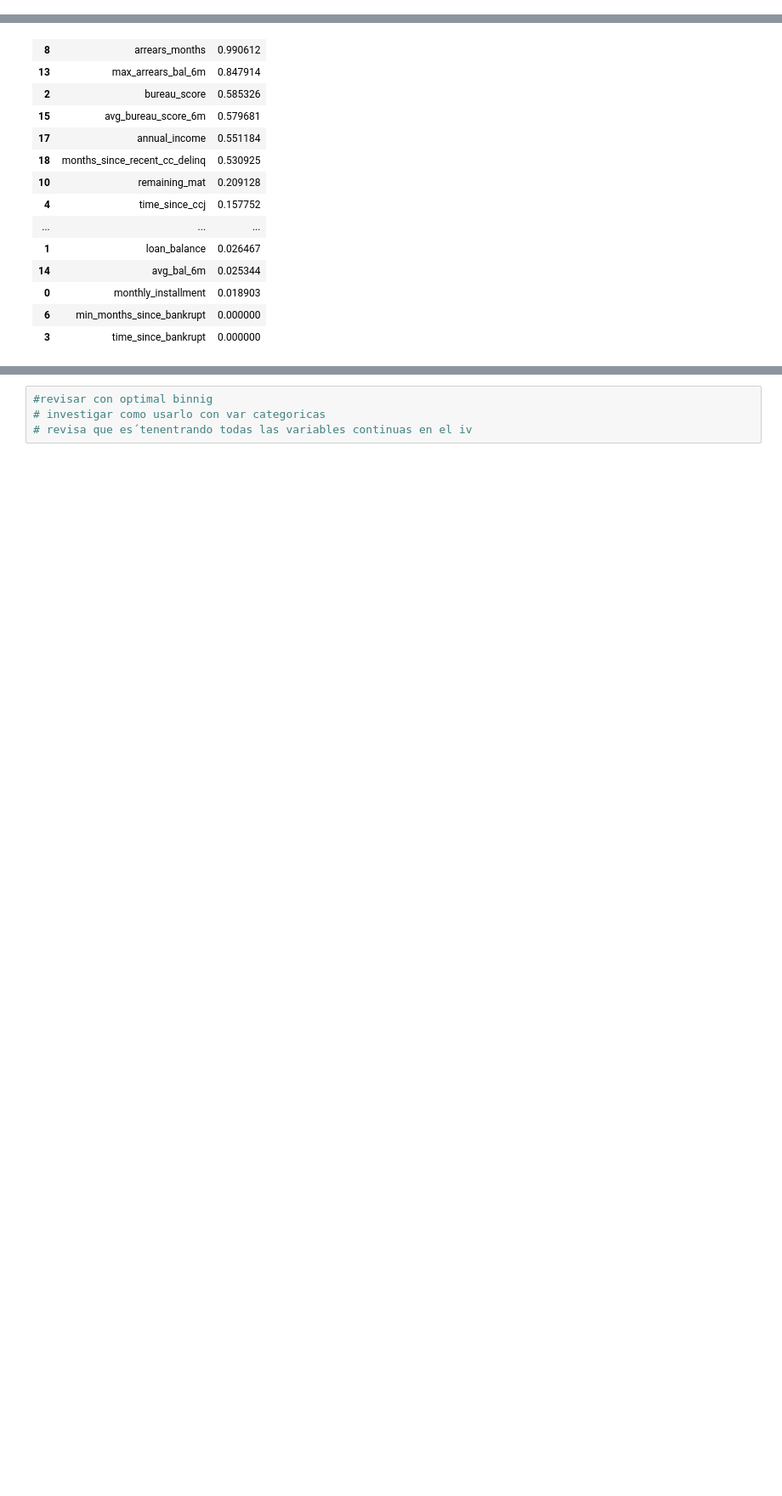
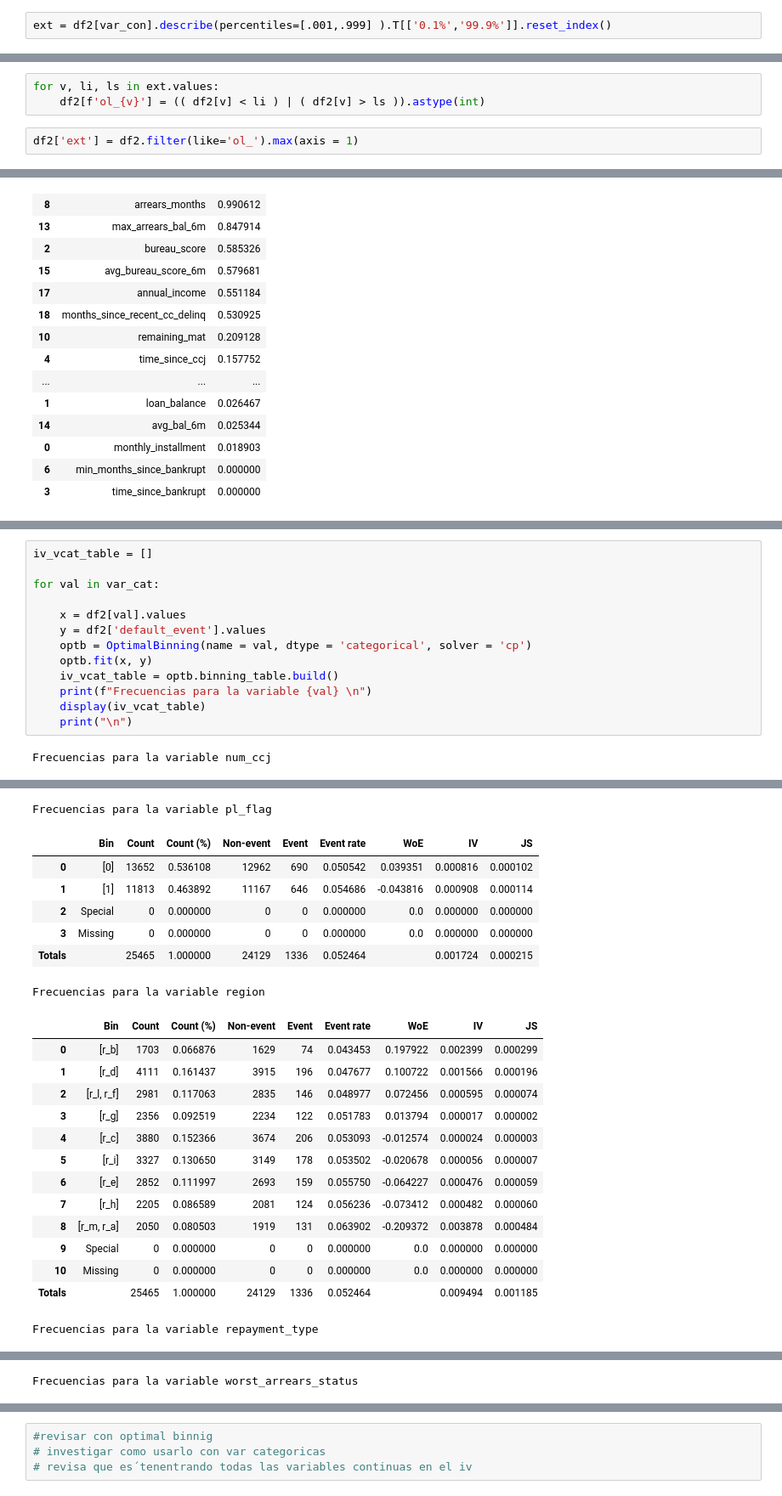
Before and after one commit to danpa26/CredRisk, a Jupyter notebook: one_yr_pd/one_year_pd.ipynb, the cells around one changed output, grey strips where cells are left out. Shown at 85% size. Saved outputs shown, nothing was run; the diff lists cells and outputs as text; blank space fills up the shorter version.

```diff
--- a/one_yr_pd/one_year_pd.ipynb
+++ b/one_yr_pd/one_year_pd.ipynb
@@ -420,0 +442,2 @@ array([[<Axes: title={'center': 'monthly_installment'}>,
+# %%
+ext = df2[var_con].describe(percentiles=[.001,.999] ).T[['0.1%','99.9%']].reset_index()
@@ -420,0 +466,5 @@ array([[<Axes: title={'center': 'monthly_installment'}>,
+# %%
+for v, li, ls in ext.values:
+    df2[f'ol_{v}'] = (( df2[v] < li ) | ( df2[v] > ls )).astype(int)
+# %%
+df2['ext'] = df2.filter(like='ol_').max(axis = 1)
@@ -631,0 +788,15 @@ iv_df_con
+# %%
+iv_vcat_table = []
+
+for val in var_cat:
+
+    x = df2[val].values
+    y = df2['default_event'].values
+    optb = OptimalBinning(name = val, dtype = 'categorical', solver = 'cp')
+    optb.fit(x, y)
+    iv_vcat_table = optb.binning_table.build()
+    print(f"Frecuencias para la variable {val} \n")
+    display(iv_vcat_table)
+    print("\n")
+# %% [output]
+Frecuencias para la variable num_ccj
@@ -631,0 +809,22 @@ iv_df_con
+Frecuencias para la variable pl_flag
+|  | Bin | Count | Count (%) | Non-event | Event | Event rate | WoE | IV | JS |
+| 0 | [0] | 13652 | 0.536108 | 12962 | 690 | 0.050542 | 0.039351 | 0.000816 | 0.000102 |
+| 1 | [1] | 11813 | 0.463892 | 11167 | 646 | 0.054686 | -0.043816 | 0.000908 | 0.000114 |
+| 2 | Special | 0 | 0.000000 | 0 | 0 | 0.000000 | 0.0 | 0.000000 | 0.000000 |
+| 3 | Missing | 0 | 0.000000 | 0 | 0 | 0.000000 | 0.0 | 0.000000 | 0.000000 |
+| Totals |  | 25465 | 1.000000 | 24129 | 1336 | 0.052464 |  | 0.001724 | 0.000215 |
+Frecuencias para la variable region
+|  | Bin | Count | Count (%) | Non-event | Event | Event rate | WoE | IV | JS |
+| 0 | [r_b] | 1703 | 0.066876 | 1629 | 74 | 0.043453 | 0.197922 | 0.002399 | 0.000299 |
+| 1 | [r_d] | 4111 | 0.161437 | 3915 | 196 | 0.047677 | 0.100722 | 0.001566 | 0.000196 |
+| 2 | [r_l, r_f] | 2981 | 0.117063 | 2835 | 146 | 0.048977 | 0.072456 | 0.000595 | 0.000074 |
+| 3 | [r_g] | 2356 | 0.092519 | 2234 | 122 | 0.051783 | 0.013794 | 0.000017 | 0.000002 |
+| 4 | [r_c] | 3880 | 0.152366 | 3674 | 206 | 0.053093 | -0.012574 | 0.000024 | 0.000003 |
+| 5 | [r_i] | 3327 | 0.130650 | 3149 | 178 | 0.053502 | -0.020678 | 0.000056 | 0.000007 |
+| 6 | [r_e] | 2852 | 0.111997 | 2693 | 159 | 0.055750 | -0.064227 | 0.000476 | 0.000059 |
+| 7 | [r_h] | 2205 | 0.086589 | 2081 | 124 | 0.056236 | -0.073412 | 0.000482 | 0.000060 |
+| 8 | [r_m, r_a] | 2050 | 0.080503 | 1919 | 131 | 0.063902 | -0.209372 | 0.003878 | 0.000484 |
+| 9 | Special | 0 | 0.000000 | 0 | 0 | 0.000000 | 0.0 | 0.000000 | 0.000000 |
+| 10 | Missing | 0 | 0.000000 | 0 | 0 | 0.000000 | 0.0 | 0.000000 | 0.000000 |
+| Totals |  | 25465 | 1.000000 | 24129 | 1336 | 0.052464 |  | 0.009494 | 0.001185 |
+Frecuencias para la variable repayment_type
@@ -631,0 +837 @@ iv_df_con
+Frecuencias para la variable worst_arrears_status
```
Also changed, not shown: parts of 40 cells of this notebook.
